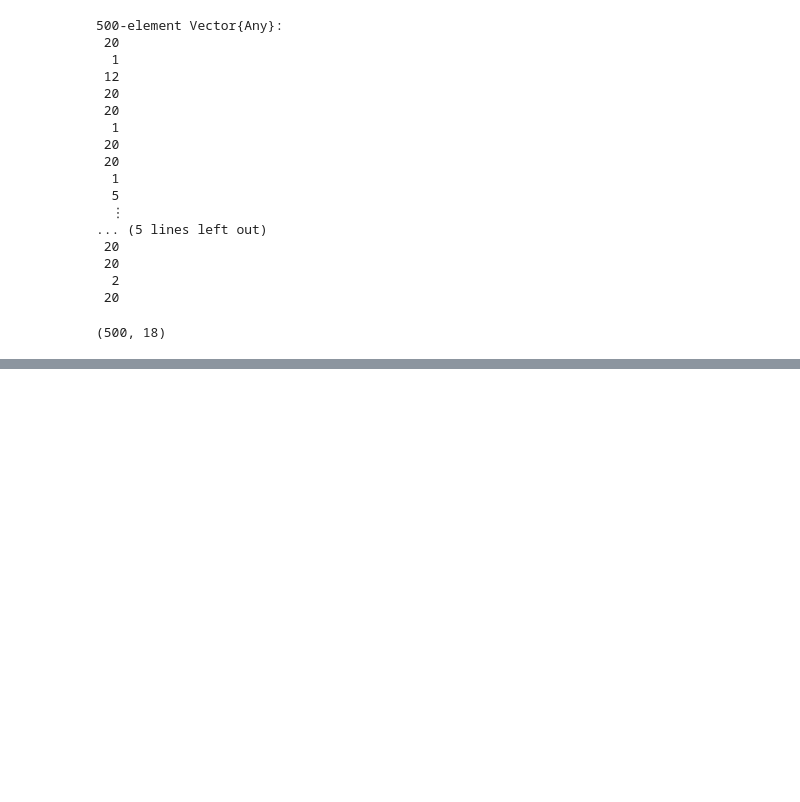
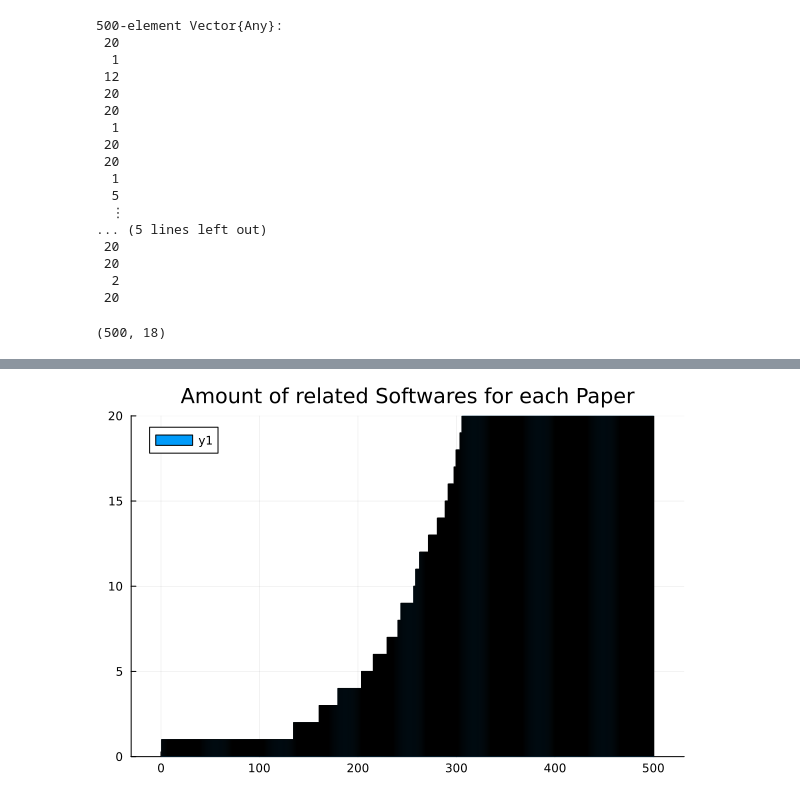
Before and after one commit to Mazztok45/swMATH2GNN, a Jupyter notebook: visualize_data.ipynb, the cells around one changed output, grey strips where cells are left out. Cells and saved outputs as stored; diff of their text form; code cells hidden in the pictures; blank space fills up the shorter version.

Commit message:
some basic visualisation

```diff
--- a/visualize_data.ipynb
+++ b/visualize_data.ipynb
@@ -85,0 +106,4 @@ plot()
+# %%
+id_col = convert(Array, df."id")
+lrs_col = convert(Array, df."len_related_software")
+lrs_col = sort(lrs_col)
@@ -85,0 +128,4 @@ plot()
+# %%
+plot(bar(lrs_col), title="Amount of related Softwares for each Paper")
+# %% [output]
+[figure, added]
```
Also changed, not shown: parts of 4 cells of this notebook.
